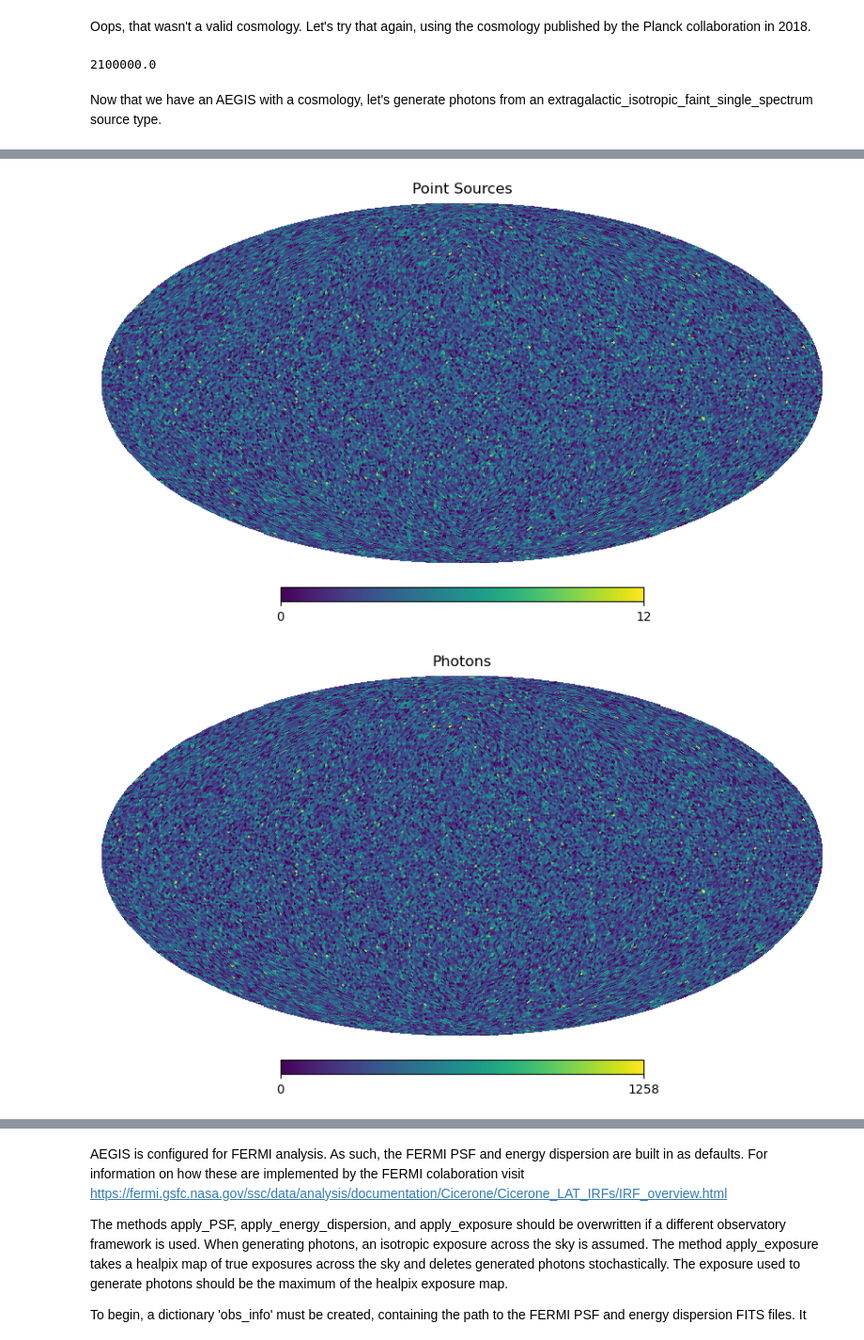
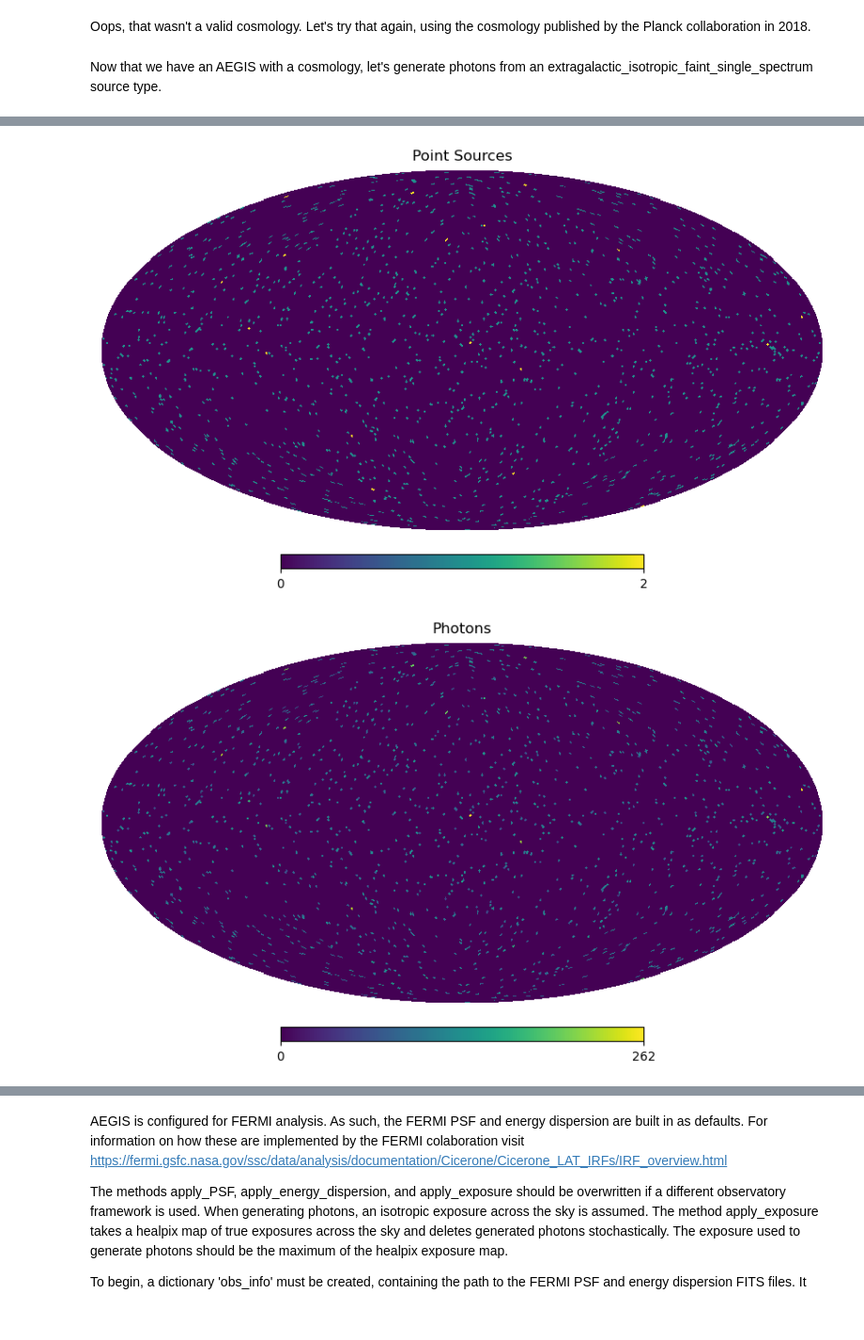
Before and after one commit to Chri3448/DGRB, a Jupyter notebook: AEGIS Introduction.ipynb, the cells around one changed output, grey strips where cells are left out. Shown at 94% size. Drawn from its saved outputs; the diff is of its cells as text; code cells hidden in the pictures.

```diff
--- a/AEGIS Introduction.ipynb
+++ b/AEGIS Introduction.ipynb
@@ -321,14 +322,11 @@ z_range = [0, 14]
 energy_range_gen = [energy_range_gen[0], energy_range[1]*1.5*z_range[1]]
 luminosity_range = 10.0**np.array([50, 70])
 my_AEGIS = aegis.aegis(abundance_luminosity_and_spectrum_list, source_class_list, parameter_range, energy_range, luminosity_range, max_radius, exposure, angular_cut, lat_cut, flux_cut, energy_range_gen, angular_cut_gen, lat_cut_gen, cosmology = my_cosmology, z_range = z_range, verbose = False)
-print(my_AEGIS.Emax_gen)
-# %% [output]
-2100000.0
 # %% [markdown]
 Now that we have an AEGIS with a cosmology, let's generate photons from an extragalactic_isotropic_faint_single_spectrum source type.
 # %%
 def ZL(z, l, params):
-    A = params[0]
+    A = params[0]*1e-67
     z_s = 1e6
     L_b = 1e50 #photons/s
     return A * np.exp(-z/z_s) * np.exp(-l/L_b)
@@ -340,10 +338,9 @@ als_ef = [ZL, spec]
 my_AEGIS.abun_lum_spec = [als_ef]
 my_AEGIS.source_class_list = ['extragalactic_isotropic_faint_single_spectrum']
 # %%
-input_params = [1e-65]
+input_params = [1]
 
 source_info = my_AEGIS.create_sources(input_params, grains = 1000)
-print(np.size(source_info['redshifts']))
 photon_info = my_AEGIS.generate_photons_from_sources(input_params, source_info)
 
 N_side = 2**6
@@ -384,3 +373,3 @@ Approximate Flux:  1.6549237374637362e-05 $ erg cm^{-2}s^{-1}$
 Size of pixels (deg): 0.9161297098179749
-[figure, old version]
+[figure, new version]
-[figure, old version]
+[figure, new version]
```
Also changed, not shown: parts of 20 cells of this notebook.
